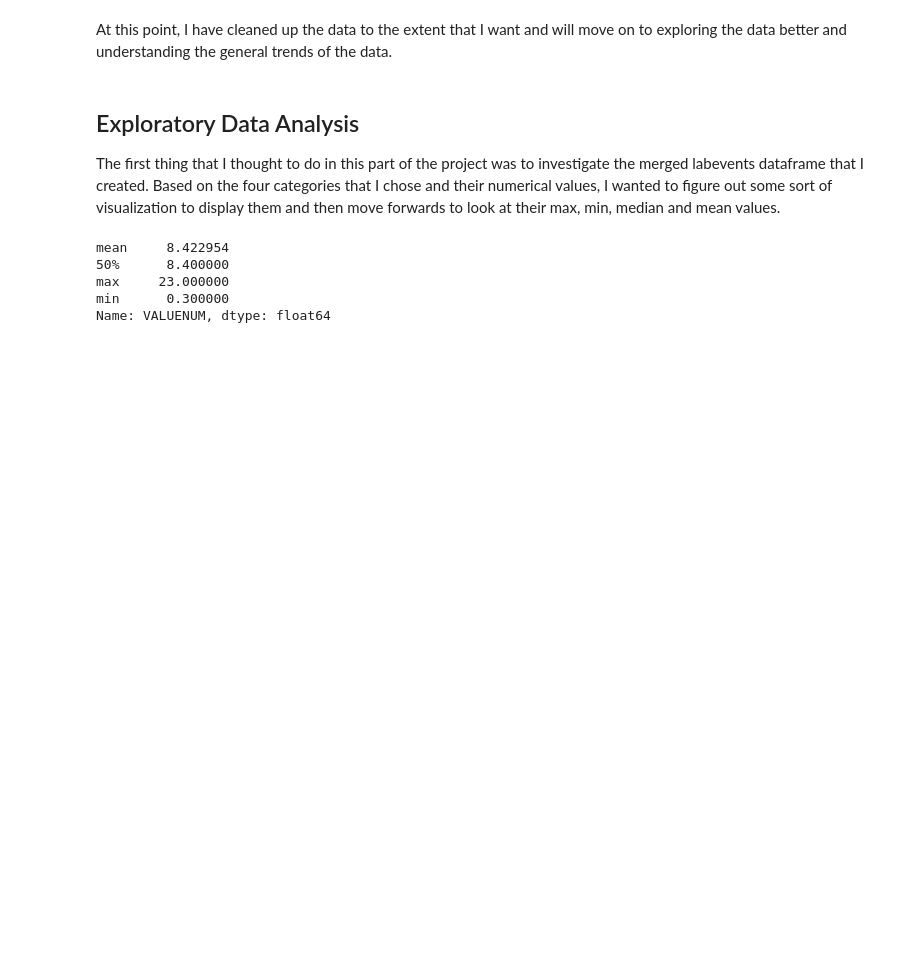
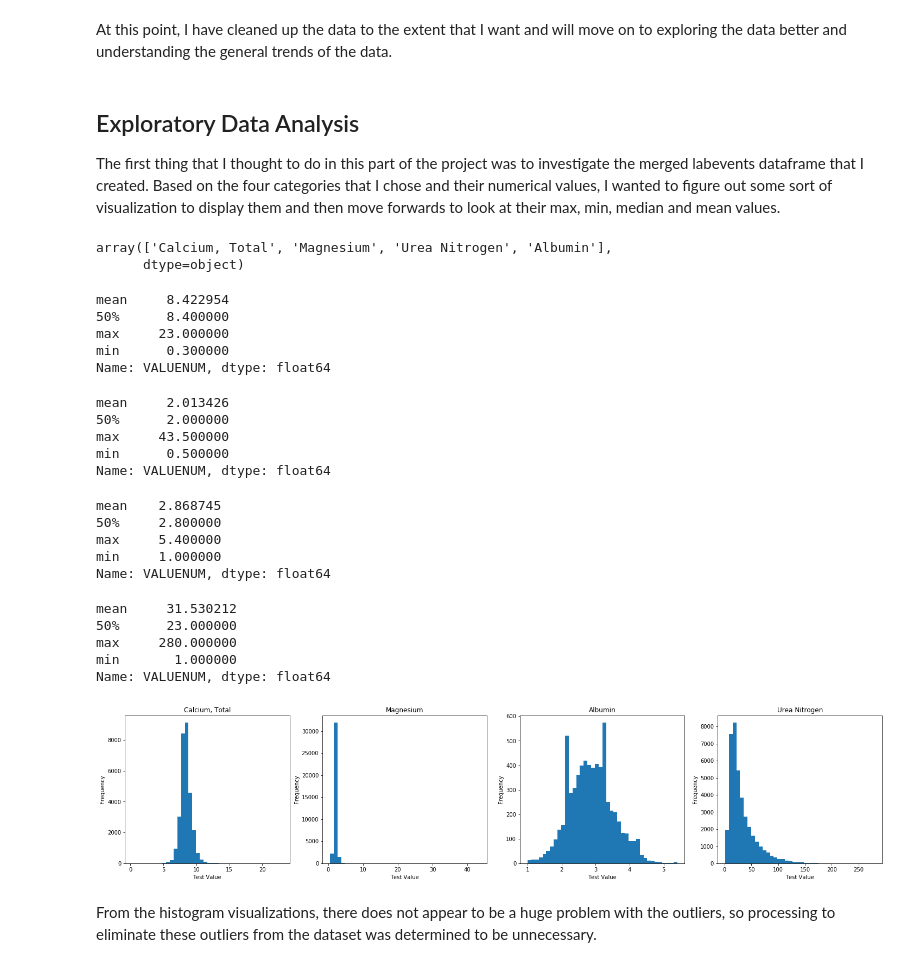
Before and after one commit to asheu96/final_project_prompt, a Jupyter notebook: Final Project.ipynb, the cells around one changed output. Drawn from its saved outputs; the diff is of its cells as text; code cells hidden in the pictures; blank space fills up the shorter version.

Commit message:
added histogram, more data cleaning

```diff
--- a/Final Project.ipynb
+++ b/Final Project.ipynb
@@ -148,3 +176,8 @@ The first thing that I thought to do in this part of the project was to investig
+# %%
+mergedLab['LABEL'].unique()
+# %% [output]
+array(['Calcium, Total', 'Magnesium', 'Urea Nitrogen', 'Albumin'],
+      dtype=object)
 # %%
 calcium = mergedLab.loc[(mergedLab['LABEL'] == 'Calcium, Total')]
 
@@ -156,3 +188,49 @@ mean     8.422954
 max     23.000000
 min      0.300000
 Name: VALUENUM, dtype: float64
+# %%
+magnesium = mergedLab.loc[(mergedLab['LABEL'] == 'Magnesium')]
+
+magnesium['VALUENUM'].describe().transpose()[['mean', '50%', 'max', 'min']]
+# %% [output]
+mean     2.013426
+50%      2.000000
+max     43.500000
+min      0.500000
+Name: VALUENUM, dtype: float64
+# %%
+albumin = mergedLab.loc[(mergedLab['LABEL'] == 'Albumin')]
+
+albumin['VALUENUM'].describe().transpose()[['mean', '50%', 'max', 'min']]
+# %% [output]
+mean    2.868745
+50%     2.800000
+max     5.400000
+min     1.000000
+Name: VALUENUM, dtype: float64
+# %%
+urea = mergedLab.loc[(mergedLab['LABEL'] == 'Urea Nitrogen')]
+
+urea['VALUENUM'].describe().transpose()[['mean', '50%', 'max', 'min']]
+# %% [output]
+mean     31.530212
+50%      23.000000
+max     280.000000
+min       1.000000
+Name: VALUENUM, dtype: float64
+# %%
+testNames = ['Calcium, Total', 'Magnesium', 'Albumin', 'Urea Nitrogen']
+
+fig, axs = plt.subplots(1,4, sharex=False, sharey=False, figsize=(25,5))
+
+index = 0
+for i in range(4):
+    temp = mergedLab.loc[(mergedLab['LABEL'] == testNames[i])]
+    axs[i].hist(temp['VALUENUM'], 40)
+    axs[i].set_title(testNames[i])
+    axs[i].set_xlabel('Test Value')
+    axs[i].set_ylabel('Frequency')
+# %% [output]
+[figure, added]
+# %% [markdown]
+From the histogram visualizations, there does not appear to be a huge problem with the outliers, so processing to eliminate these outliers from the dataset was determined to be unnecessary.
```
Also changed, not shown: parts of 4 cells of this notebook.
